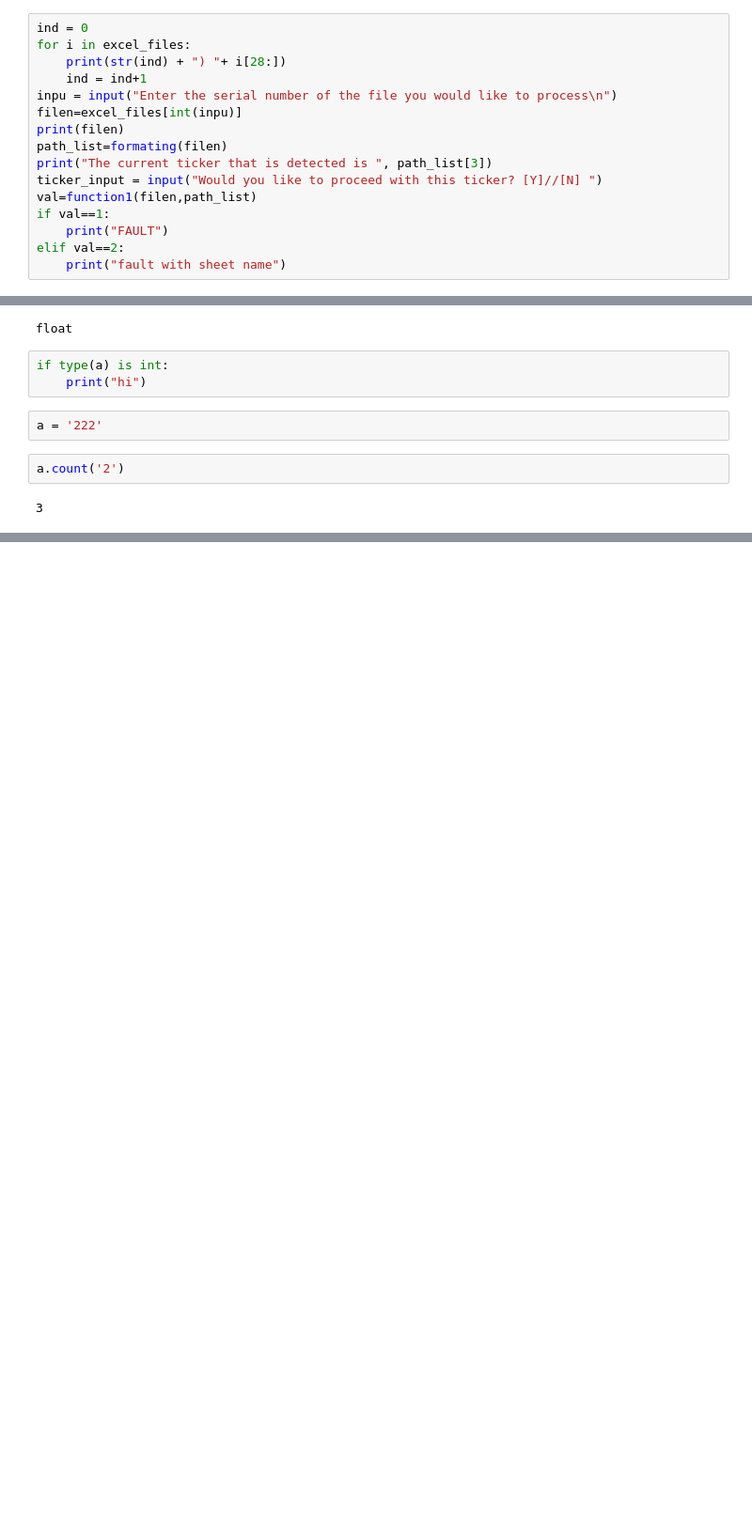
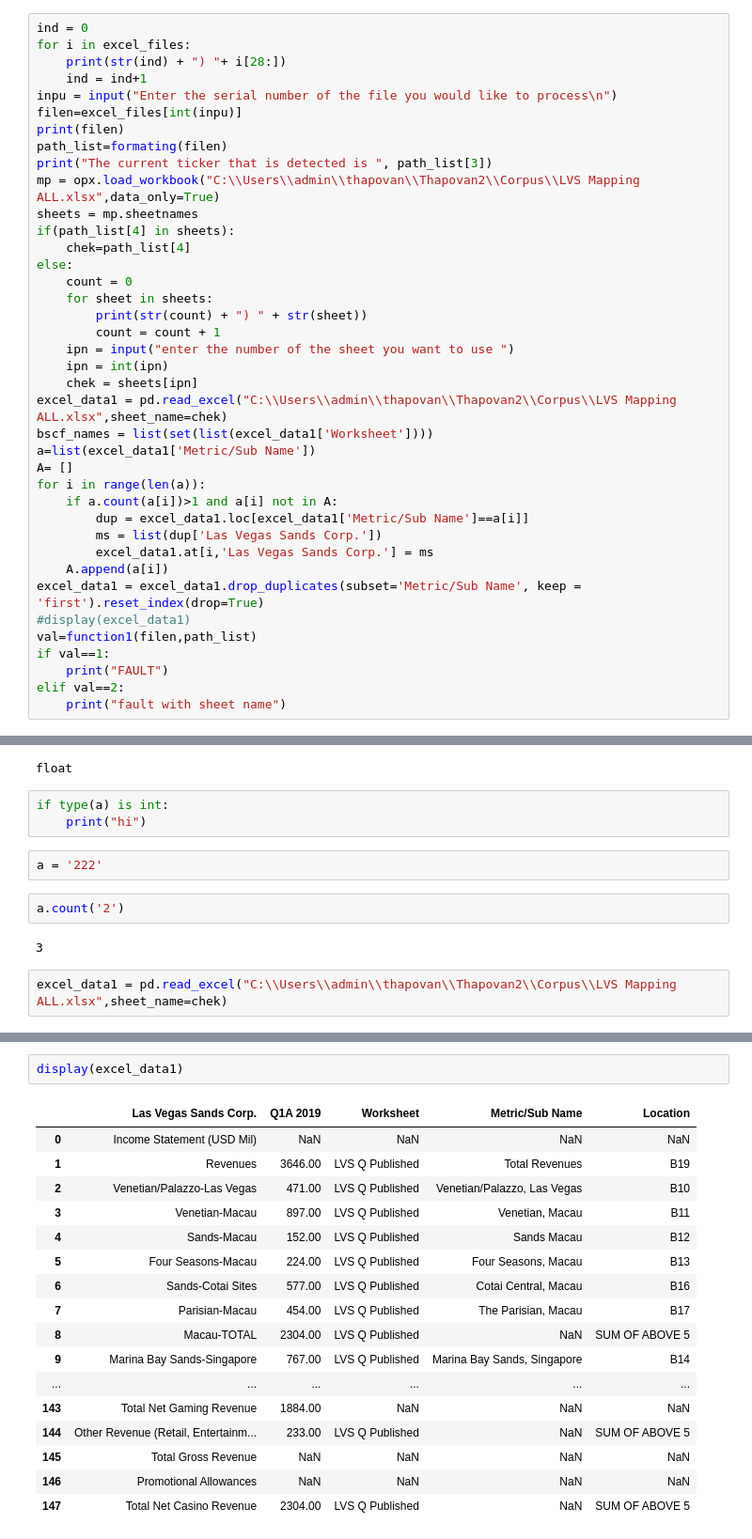
Before and after one commit to archit1998/Thapovan2, a Jupyter notebook: team2.ipynb, the cells around one changed output, grey strips where cells are left out. Shown at 94% size. Saved outputs shown, nothing was run; the diff lists cells and outputs as text; blank space fills up the shorter version.

```diff
--- a/team2.ipynb
+++ b/team2.ipynb
@@ -923,7 +922,30 @@ filen=excel_files[int(inpu)]
 print(filen)
 path_list=formating(filen)
 print("The current ticker that is detected is ", path_list[3])
-ticker_input = input("Would you like to proceed with this ticker? [Y]//[N] ")
+mp = opx.load_workbook("C:\\Users\\admin\\thapovan\\Thapovan2\\Corpus\\LVS Mapping ALL.xlsx",data_only=True)
+sheets = mp.sheetnames
+if(path_list[4] in sheets):
+    chek=path_list[4]
+else:
+    count = 0
+    for sheet in sheets:
+        print(str(count) + ") " + str(sheet))
+        count = count + 1
+    ipn = input("enter the number of the sheet you want to use ")
+    ipn = int(ipn)
+    chek = sheets[ipn]
+excel_data1 = pd.read_excel("C:\\Users\\admin\\thapovan\\Thapovan2\\Corpus\\LVS Mapping ALL.xlsx",sheet_name=chek)
+bscf_names = list(set(list(excel_data1['Worksheet'])))
+a=list(excel_data1['Metric/Sub Name'])
+A= []
+for i in range(len(a)):
+    if a.count(a[i])>1 and a[i] not in A:
+        dup = excel_data1.loc[excel_data1['Metric/Sub Name']==a[i]]
+        ms = list(dup['Las Vegas Sands Corp.'])
+        excel_data1.at[i,'Las Vegas Sands Corp.'] = ms
+    A.append(a[i])
+excel_data1 = excel_data1.drop_duplicates(subset='Metric/Sub Name', keep = 'first').reset_index(drop=True)
+#display(excel_data1)
 val=function1(filen,path_list)
 if val==1:
     print("FAULT")
@@ -1239,3 +1261,5 @@ a = '222'
 a.count('2')
 # %% [output]
 3
+# %%
+excel_data1 = pd.read_excel("C:\\Users\\admin\\thapovan\\Thapovan2\\Corpus\\LVS Mapping ALL.xlsx",sheet_name=chek)
@@ -1241,0 +1275,20 @@ a.count('2')
+# %%
+display(excel_data1)
+# %% [output]
+|  | Las Vegas Sands Corp. | Q1A 2019 | Worksheet | Metric/Sub Name | Location |
+| 0 | Income Statement (USD Mil) | NaN | NaN | NaN | NaN |
+| 1 | Revenues | 3646.00 | LVS Q Published | Total Revenues | B19 |
+| 2 | Venetian/Palazzo-Las Vegas | 471.00 | LVS Q Published | Venetian/Palazzo, Las Vegas | B10 |
+| 3 | Venetian-Macau | 897.00 | LVS Q Published | Venetian, Macau | B11 |
+| 4 | Sands-Macau | 152.00 | LVS Q Published | Sands Macau | B12 |
+| 5 | Four Seasons-Macau | 224.00 | LVS Q Published | Four Seasons, Macau | B13 |
+| 6 | Sands-Cotai Sites | 577.00 | LVS Q Published | Cotai Central, Macau | B16 |
+| 7 | Parisian-Macau | 454.00 | LVS Q Published | The Parisian, Macau | B17 |
+| 8 | Macau-TOTAL | 2304.00 | LVS Q Published | NaN | SUM OF ABOVE 5 |
+| 9 | Marina Bay Sands-Singapore | 767.00 | LVS Q Published | Marina Bay Sands, Singapore | B14 |
+| ... | ... | ... | ... | ... | ... |
+| 143 | Total Net Gaming Revenue | 1884.00 | NaN | NaN | NaN |
+| 144 | Other Revenue (Retail, Entertainm... | 233.00 | LVS Q Published | NaN | SUM OF ABOVE 5 |
+| 145 | Total Gross Revenue | NaN | NaN | NaN | NaN |
+| 146 | Promotional Allowances | NaN | NaN | NaN | NaN |
+| 147 | Total Net Casino Revenue | 2304.00 | LVS Q Published | NaN | SUM OF ABOVE 5 |
```
Also changed, not shown: parts of 15 cells of this notebook, 4 other files.
